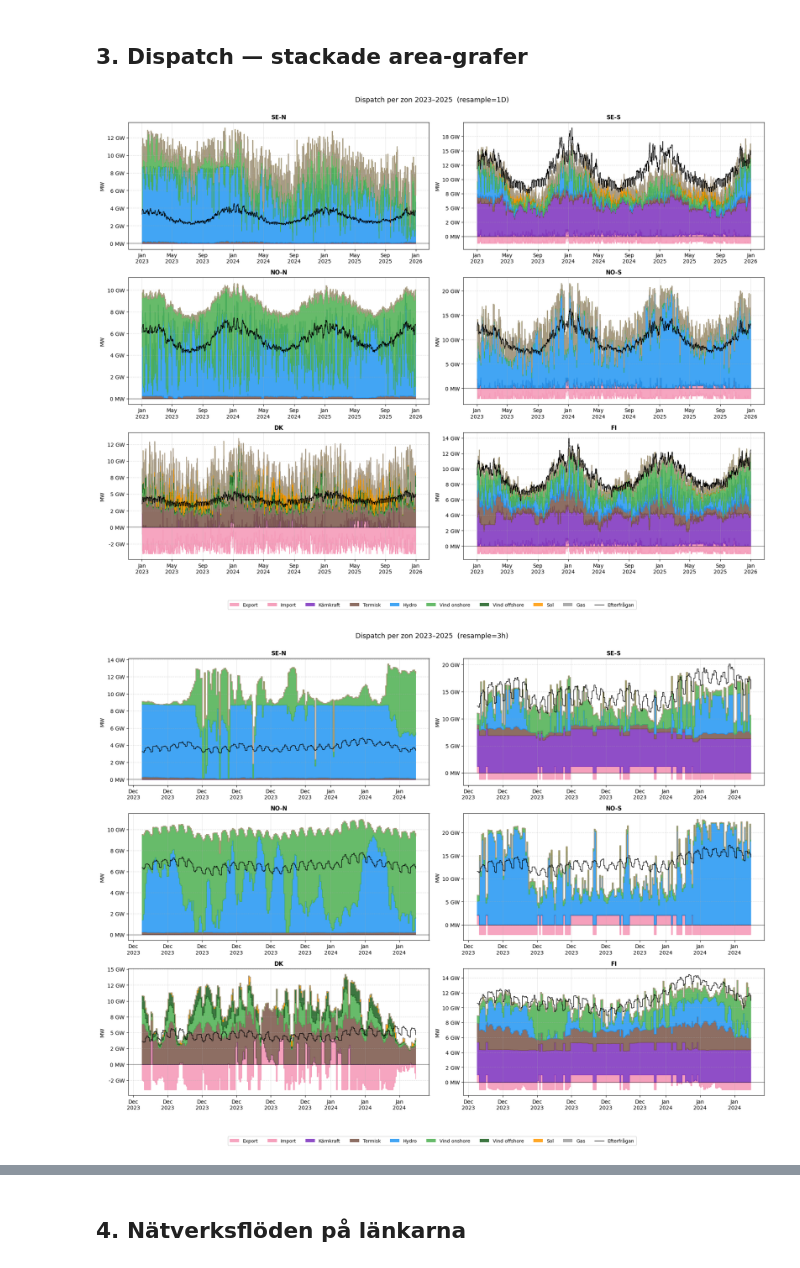
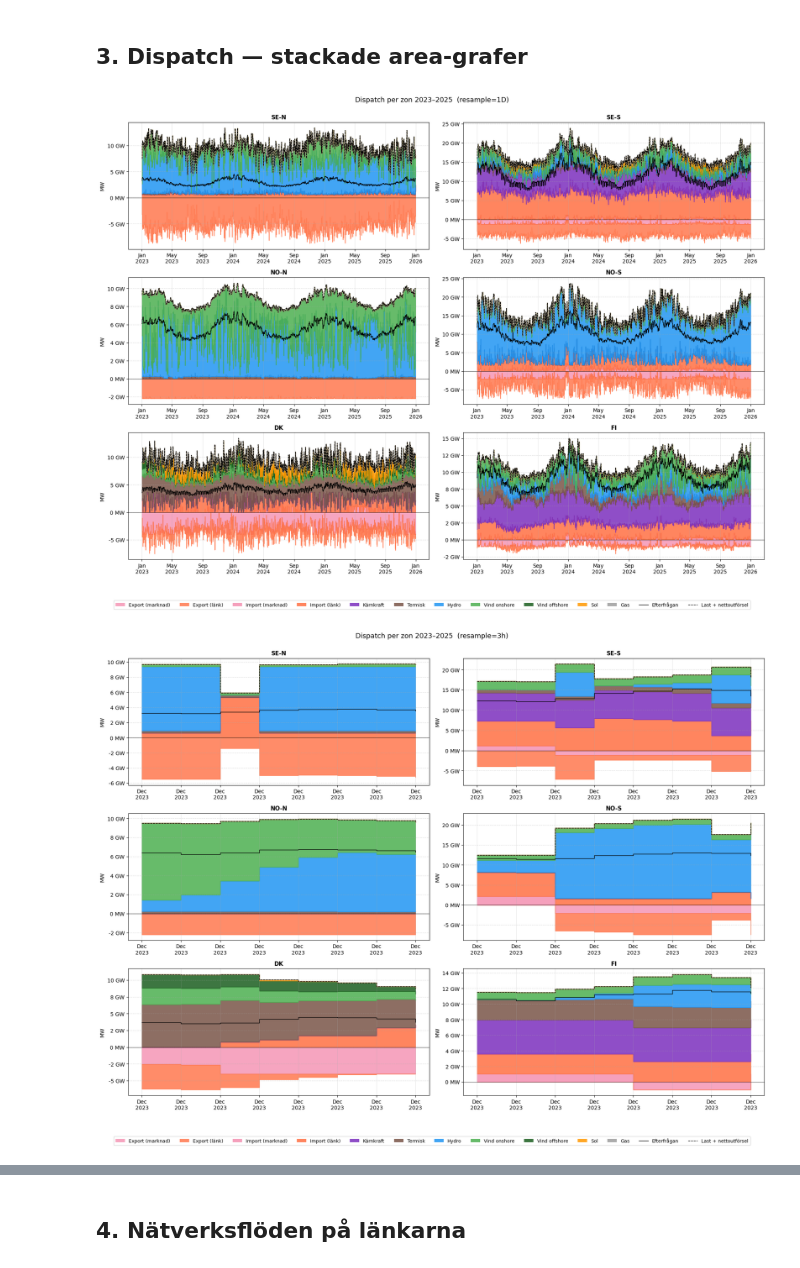
Before and after one commit to beow/NordPSA, a Jupyter notebook: notebooks/explore_results.ipynb, the cells around one changed output, grey strips where cells are left out. Saved outputs shown, nothing was run; the diff lists cells and outputs as text; code cells hidden in the pictures.

```diff
--- a/notebooks/explore_results.ipynb
+++ b/notebooks/explore_results.ipynb
@@ -11,7 +11,7 @@ from pathlib import Path
 ROOT = Path('..').resolve()
 sys.path.insert(0, str(ROOT))
 
-RES  = ROOT / 'results' / 'res3h_2023_2025'
+RES  = ROOT / 'results' / 'run02_fleet_factors'
 PROC = ROOT / 'data' / 'processed'
 
 plt.rcParams['figure.figsize'] = (15, 4)
@@ -157,7 +163,7 @@ from scripts.plot_dispatch import build_zone_df, plot_zone, make_legend
 
 RESAMPLE = '1D'   # ← ändra: None = rådata 3h, '1D' = dagsmedelv, '7D' = veckomedel
 
-_data = dict(gen=dispatch, hydro=hydro_d)
+_data = dict(gen=dispatch, hydro=hydro_d, flows=flows)
 
 fig, axes = plt.subplots(3, 2, figsize=(18, 14))
 for ax, zone in zip(axes.flat, ZONES):
@@ -172,28 +178,28 @@ make_legend(fig, carriers_all)
 plt.suptitle(f'Dispatch per zon 2023–2025  (resample={RESAMPLE})', fontsize=13)
 plt.tight_layout(rect=[0, 0.06, 1, 0.98])
 # %% [output]
-[figure, old version]
+[figure, new version]
 # %%
 from scripts.plot_dispatch import build_zone_df, plot_zone, make_legend, COLORS, STACK_ORDER
 
 RESAMPLE = '3h'   # ← ändra: None = rådata 3h, '1D' = dagsmedelv, '7D' = veckomedel
 
-_data = dict(gen=dispatch, hydro=hydro_d)
+_data = dict(gen=dispatch, hydro=hydro_d, flows=flows)
 
 fig, axes = plt.subplots(3, 2, figsize=(18, 14))
 for ax, zone in zip(axes.flat, ZONES):
-    df = build_zone_df(zone, _data, load).loc['2023-12-10':'2024-01-10']
+    df = build_zone_df(zone, _data, load).loc['2023-12-10']
     plot_zone(ax, df, zone, RESAMPLE)
 
 carriers_all = set()
 for zone in ZONES:
     carriers_all |= set(build_zone_df(zone, _data, load).columns)
 make_legend(fig, carriers_all)
 
 plt.suptitle(f'Dispatch per zon 2023–2025  (resample={RESAMPLE})', fontsize=13)
 plt.tight_layout(rect=[0, 0.06, 1, 0.98])
 # %% [output]
-[figure, old version]
+[figure, new version]
 # %%
 # Nordic total
 nordic_df = pd.concat([build_zone_df(z, _data, load) for z in ZONES]).groupby(level=0).sum()
```
Also changed, not shown: parts of 13 cells of this notebook, 1 other file.
